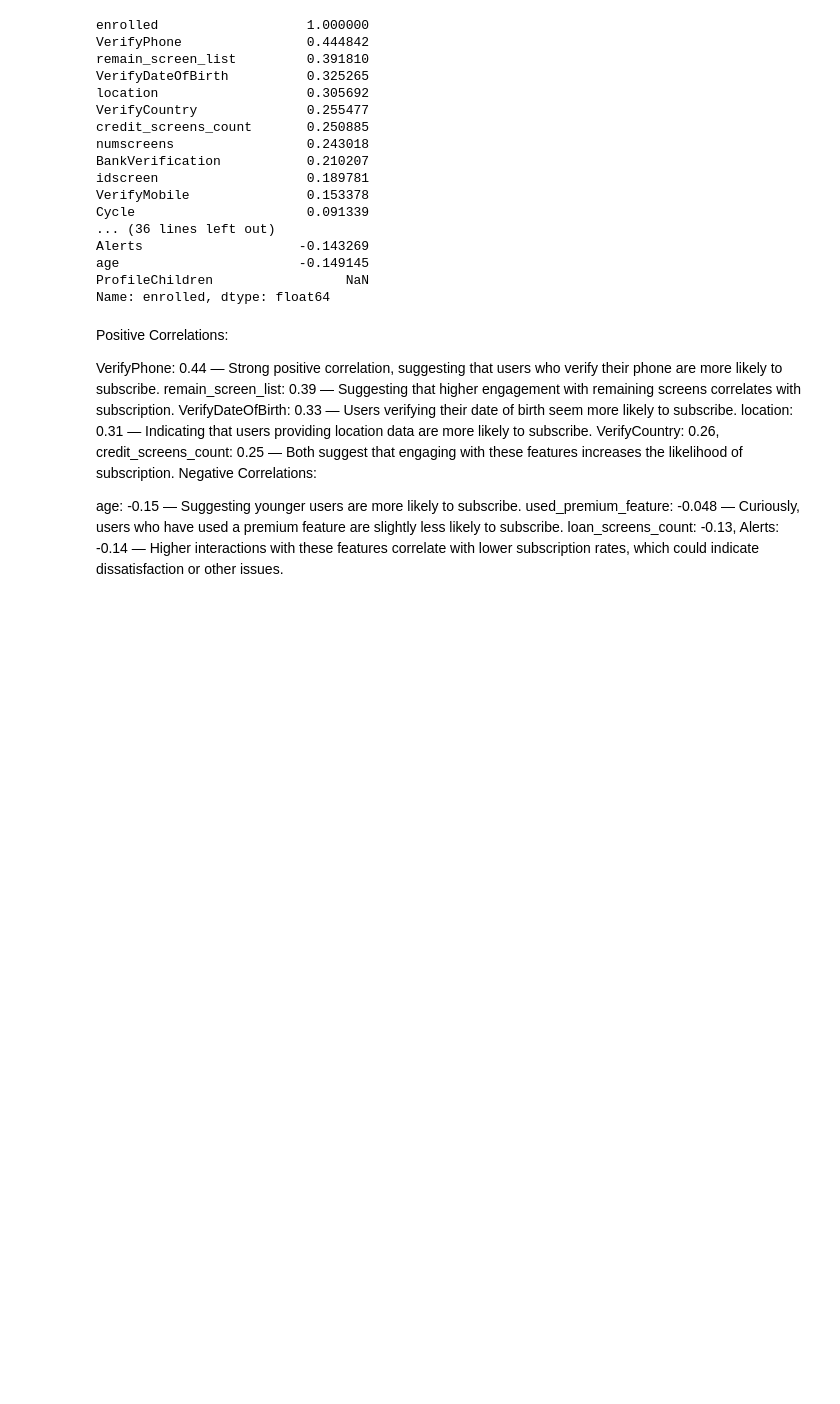
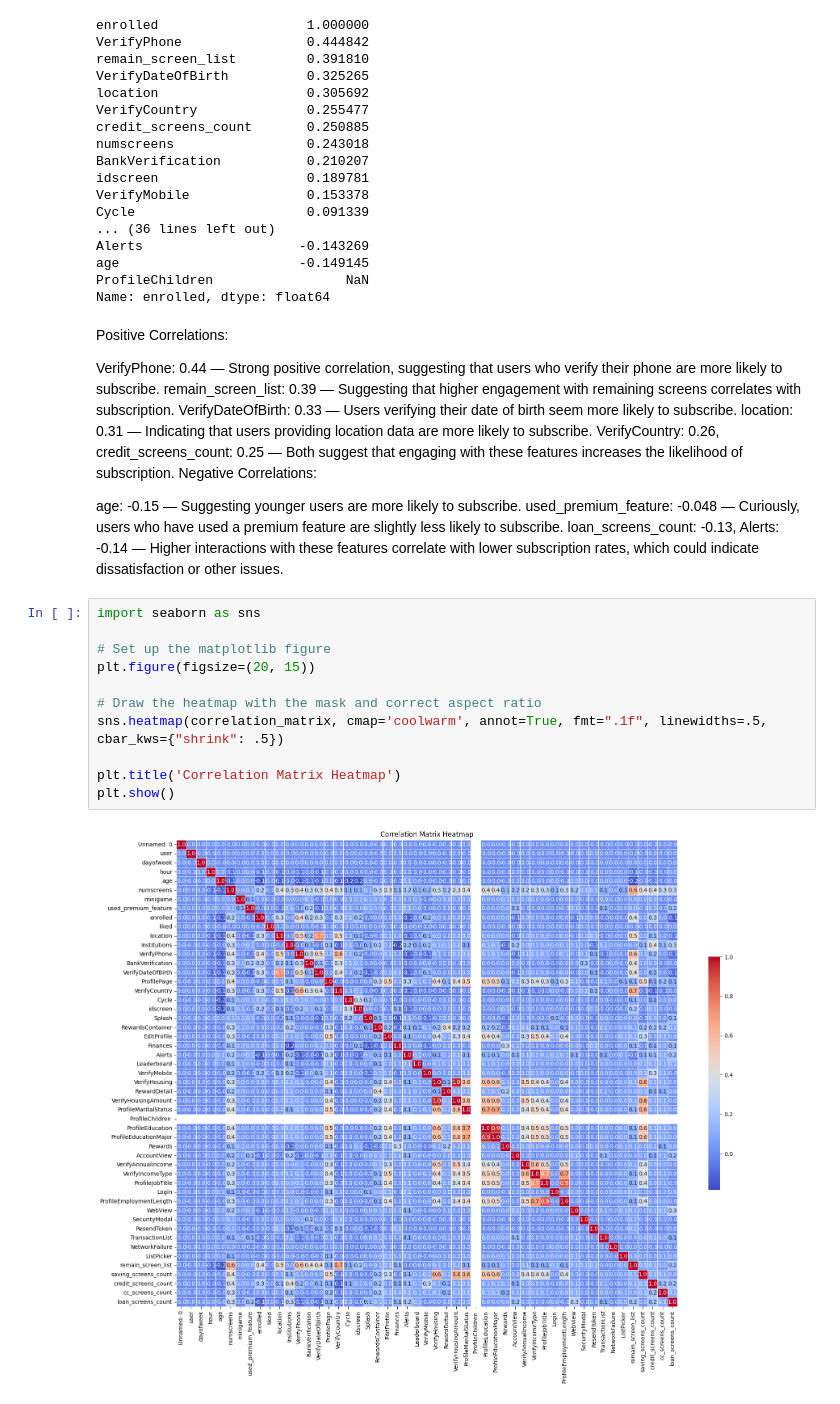
Before and after one commit to arygup/Behavioural-Research---Statistical-Methods, a Jupyter notebook: Aryan.ipynb, the cells around one changed output. Drawn from its saved outputs; the diff is of its cells as text; blank space fills up the shorter version.

```diff
--- a/Aryan.ipynb
+++ b/Aryan.ipynb
@@ -146,3 +133,16 @@ Negative Correlations:
 age: -0.15 — Suggesting younger users are more likely to subscribe.
 used_premium_feature: -0.048 — Curiously, users who have used a premium feature are slightly less likely to subscribe.
 loan_screens_count: -0.13, Alerts: -0.14 — Higher interactions with these features correlate with lower subscription rates, which could indicate dissatisfaction or other issues.
+# %%
+import seaborn as sns
+
+# Set up the matplotlib figure
+plt.figure(figsize=(20, 15))
+
+# Draw the heatmap with the mask and correct aspect ratio
+sns.heatmap(correlation_matrix, cmap='coolwarm', annot=True, fmt=".1f", linewidths=.5, cbar_kws={"shrink": .5})
+
+plt.title('Correlation Matrix Heatmap')
+plt.show()
+# %% [output]
+[figure, added]
```
Also changed, not shown: parts of 2 cells of this notebook.
